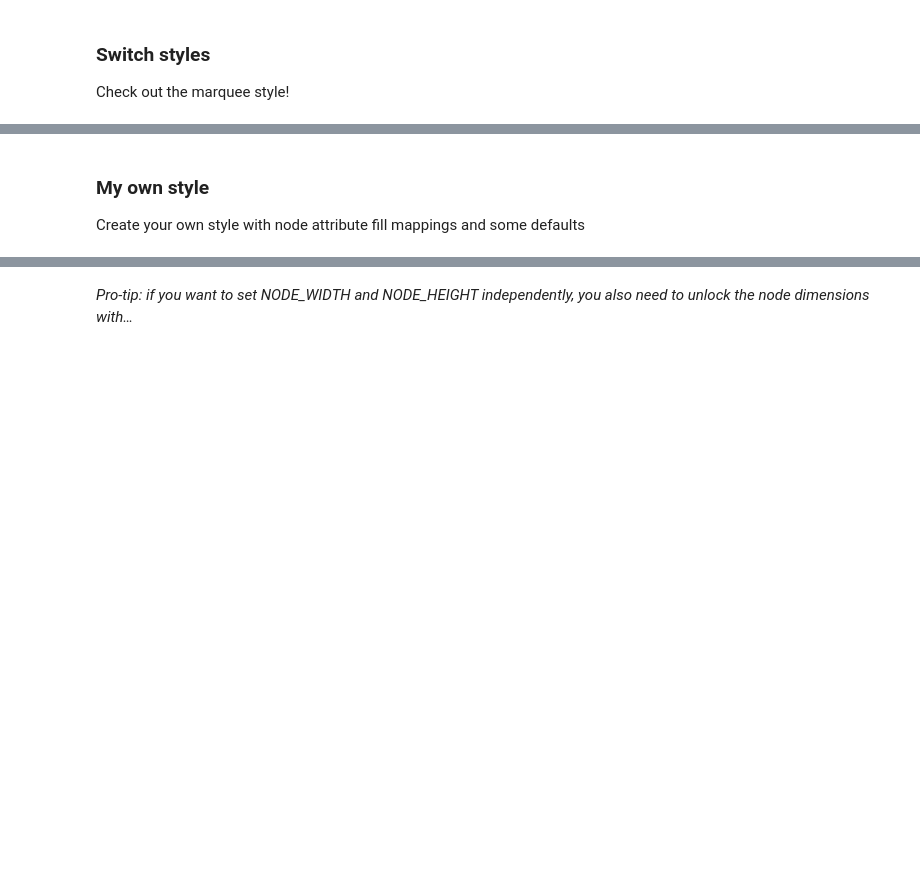
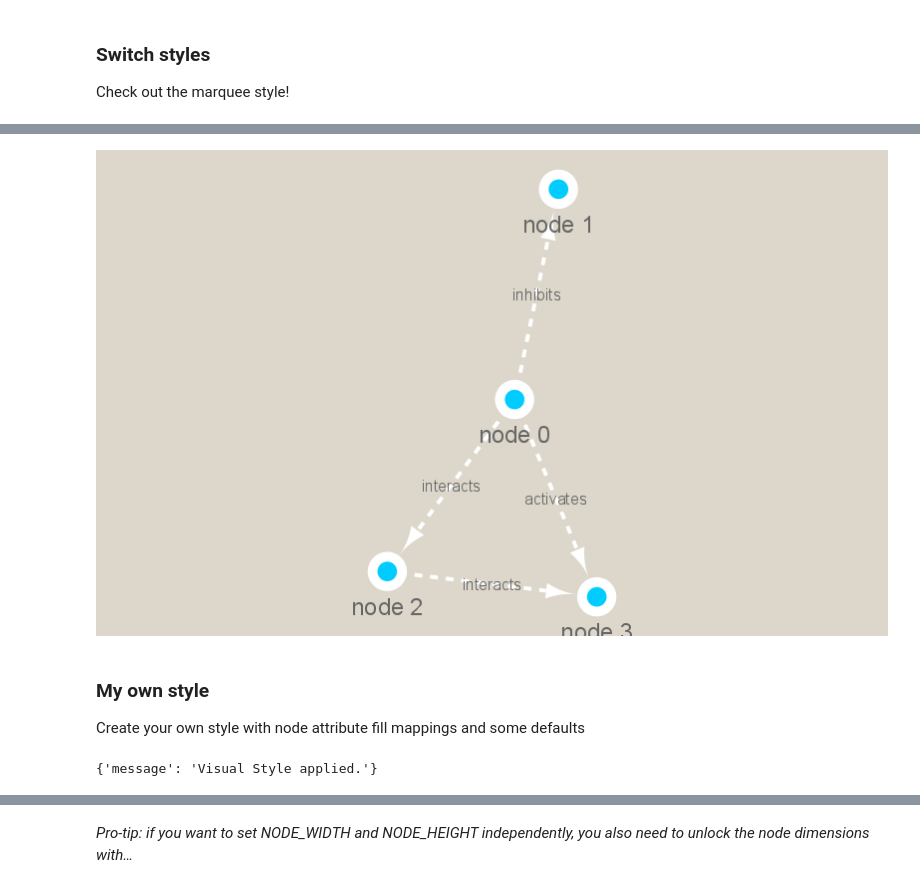
Before and after one commit to cytoscape/py4cytoscape, a Jupyter notebook: doc/tutorials/Overview-of-py4cytoscape.ipynb, the cells around one changed output, grey strips where cells are left out. Saved outputs shown, nothing was run; the diff lists cells and outputs as text; code cells hidden in the pictures; blank space fills up the shorter version.

```diff
--- a/doc/tutorials/Overview-of-py4cytoscape.ipynb
+++ b/doc/tutorials/Overview-of-py4cytoscape.ipynb
@@ -59,3 +68,7 @@ p4c.set_visual_style('Marquee')
+# %%
+p4c.notebook_show_image()
+# %% [output]
+[figure, added]
 # %% [markdown]
 ### My own style
 
@@ -63,10 +76,9 @@ Create your own style with node attribute fill mappings and some defaults
 # %%
 style_name = "myStyle"
 defaults = {'NODE_SHAPE': "diamond", 'NODE_SIZE': 30, 'EDGE_TRANSPARENCY': 120, 'NODE_LABEL_POSITION': "W,E,c,0.00,0.00"}
-nodeLabels = p4c.map_visual_property('node label','id','p')
-nodeFills = p4c.map_visual_property('node fill color','group','d',["A","B"], ["#FF9900","#66AAAA"])
-arrowShapes = p4c.map_visual_property('Edge Target Arrow Shape','interaction','d',["activates","inhibits","interacts"],["Arrow","T","None"])
-edgeWidth = p4c.map_visual_property('edge width','weight','p')
-
-p4c.create_visual_style(style_name, defaults, [nodeLabels,nodeFills,arrowShapes,edgeWidth])
+nodeLabels = p4c.map_visual_property('node label', 'id', 'p') #'p' means 'passthrough' mapping
+edgeWidth = p4c.map_visual_property('edge width', 'weight', 'p') #'p' means 'passthrough' mapping
+p4c.create_visual_style(style_name, defaults, [nodeLabels, edgeWidth])
 p4c.set_visual_style(style_name)
+# %% [output]
+{'message': 'Visual Style applied.'}
```
Also changed, not shown: parts of 60 cells of this notebook.
